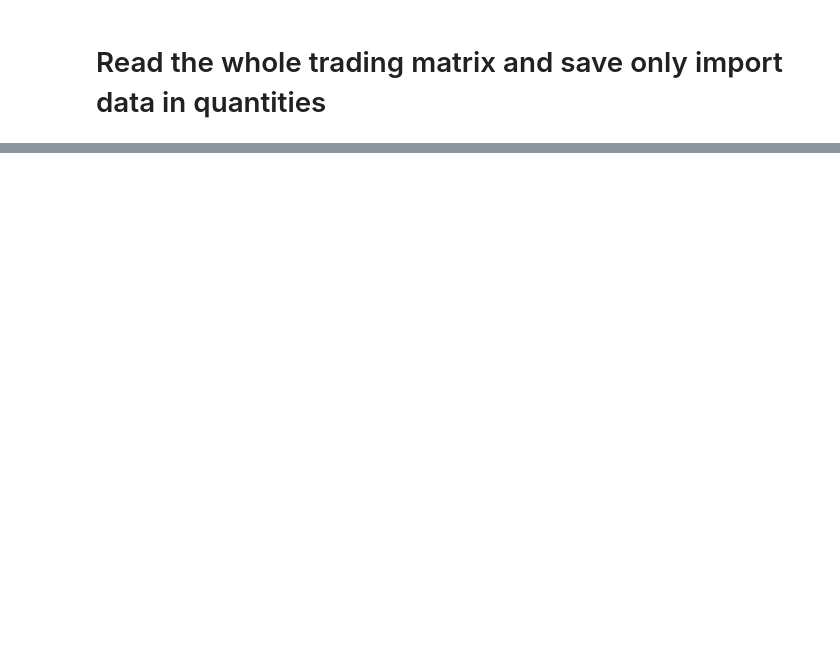
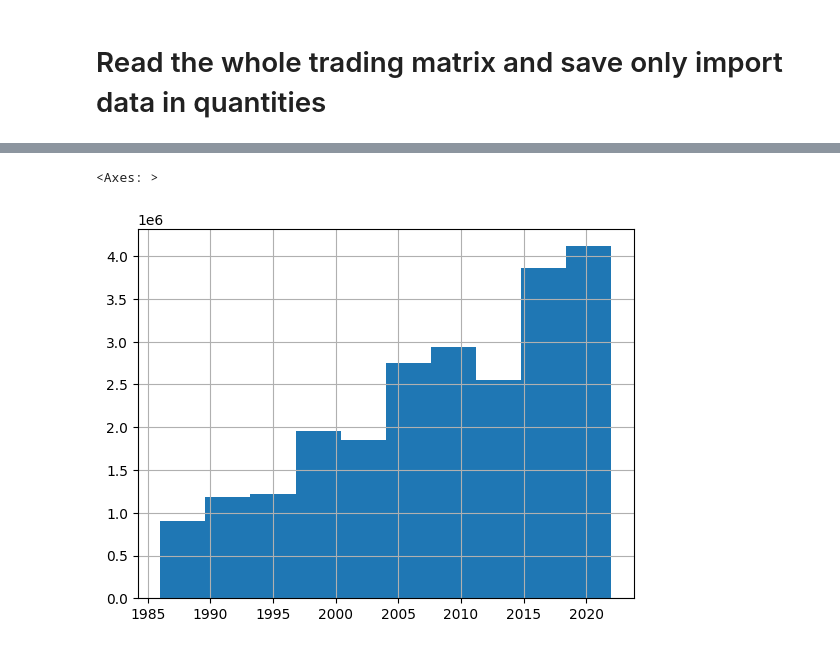
Before and after one commit to ezemriv/FAO-Food-CO2-Footprint, a Jupyter notebook: food_trading/00_read_full_trade_matrix_incolab.ipynb, the cells around one changed output, grey strips where cells are left out. Saved outputs shown, nothing was run; the diff lists cells and outputs as text; code cells hidden in the pictures; blank space fills up the shorter version.

```diff
--- a/food_trading/00_read_full_trade_matrix_incolab.ipynb
+++ b/food_trading/00_read_full_trade_matrix_incolab.ipynb
@@ -140,0 +136,5 @@ trade_mx.npartitions
+# %%
+df['Year'].hist()
+# %% [output]
+<Axes: >
+[figure, added]
```
Also changed, not shown: parts of 27 cells of this notebook, 5 other files.
